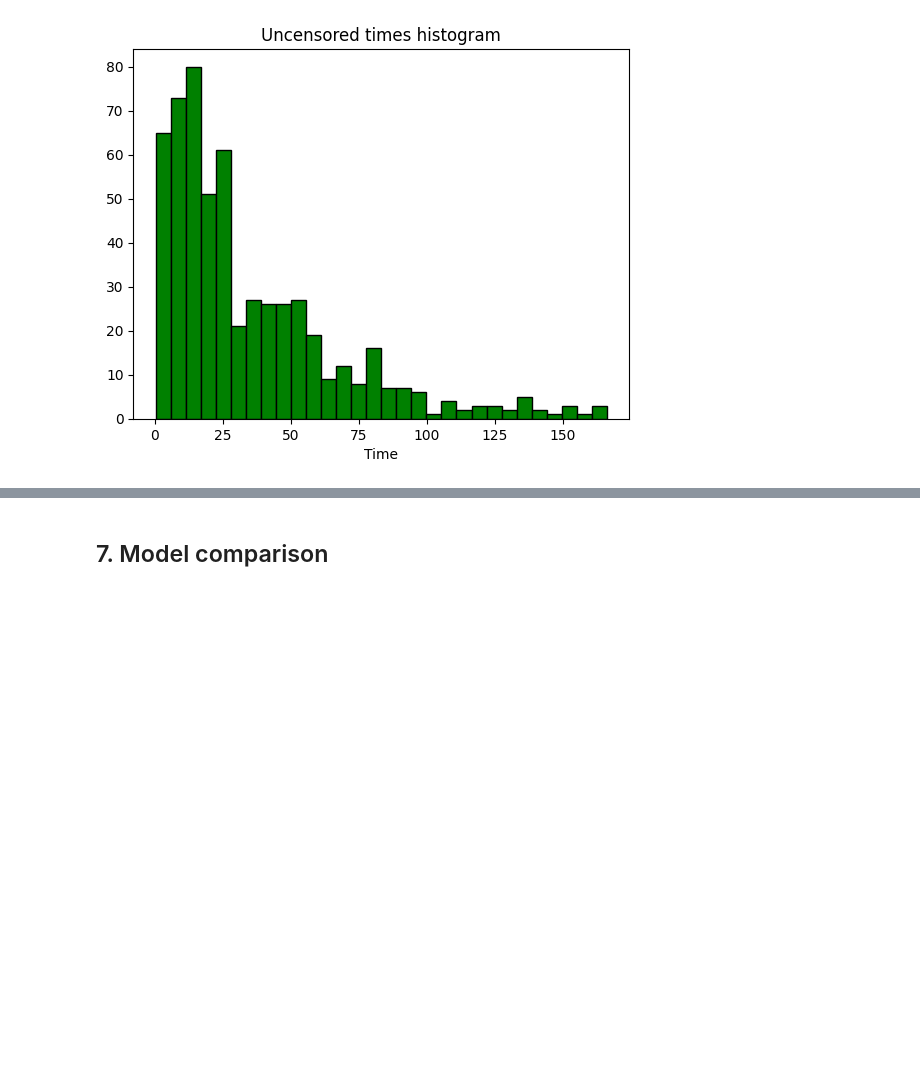
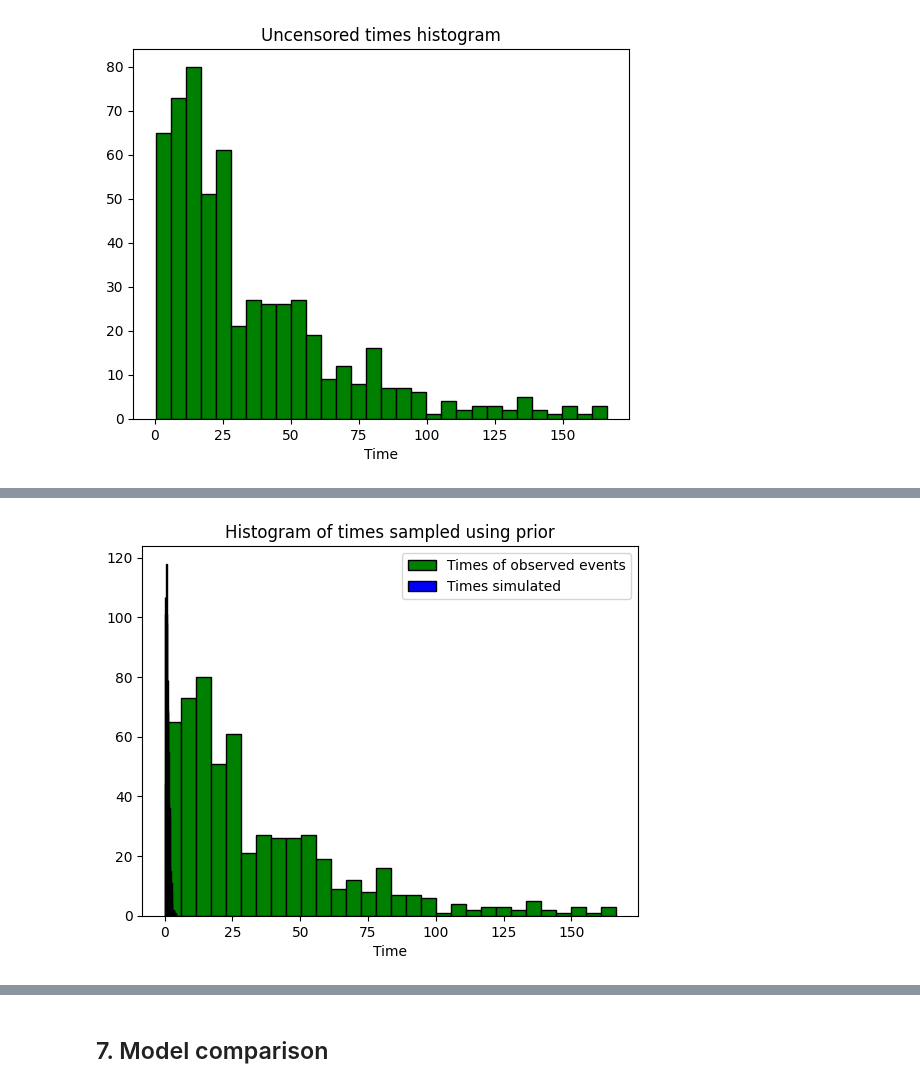
Before and after one commit to rafalmaciasz/employee-turnover, a Jupyter notebook: project.ipynb, the cells around one changed output, grey strips where cells are left out. Drawn from its saved outputs; the diff is of its cells as text; code cells hidden in the pictures; blank space fills up the shorter version.

Commit message:
describe posteriors and refactor priors

```diff
--- a/project.ipynb
+++ b/project.ipynb
@@ -329,27 +329,27 @@ def do_sampling(
     data: dict,
     target: np.ndarray,
     censor: np.ndarray,
-    iter_sampling: int
+    do_plot: bool,
+    **kwargs
 ) -> CmdStanModel:
 
     stan_model = CmdStanModel(stan_file=model_path)
     samples = stan_model.sample(
         data=data,
-        fixed_param=True,
-        iter_sampling=iter_sampling,
-        iter_warmup=1,
-        chains=1
+        **kwargs
     )
+
     times_sim = samples.stan_variable("y_sim")
 
-    plt.hist(target[censor == 0], bins=30, color="green", edgecolor='black')
-    plt.hist(times_sim[-1], bins=30, color="blue", edgecolor='black')
-    plt.title(f'Histogram of times sampled using {model_path.split("/")[-1].split(".")[0]}')
-    plt.xlabel('Time')
-    plt.legend(["Times of observed events", "Times simulated"])
-    plt.show()
+    if do_plot:
+        plt.hist(target[censor == 0], bins=30, color="green", edgecolor='black')
+        plt.hist(times_sim[-1], bins=30, color="blue", edgecolor='black')
+        plt.title(f'Histogram of times sampled using {model_path.split("/")[-1].split(".")[0]}')
+        plt.xlabel('Time')
+        plt.legend(["Times of observed events", "Times simulated"])
+        plt.show()
 
-    return stan_model
+    return stan_model, samples
 # %%
 target_array, censor_array = df["stag"].values, np.array(1 - df["event"].values)
 
@@ -648,0 +376,20 @@ chain 1 |██████████| 00:01 Sampling completed
+# %%
+prior_model, prior_samples = do_sampling(
+    model_path="stan/prior.stan",
+    data={
+        "N": normalized_features_matrix.shape[0],
+
+        "mu_k": 1.5,
+        "sigma_k": 0.1,
+        "mu_lambda": 1,
+        "sigma_lambda": 0.1
+    },
+    target=target_array,
+    censor=censor_array,
+    do_plot=True,
+    fixed_param=True,
+    iter_sampling=1000,
+    iter_warmup=1,
+    chains=1
+)
+# %% [output]
@@ -648,0 +399 @@ chain 1 |██████████| 00:01 Sampling completed
+[figure, added]
```
Also changed, not shown: parts of 38 cells of this notebook, 4 other files.
